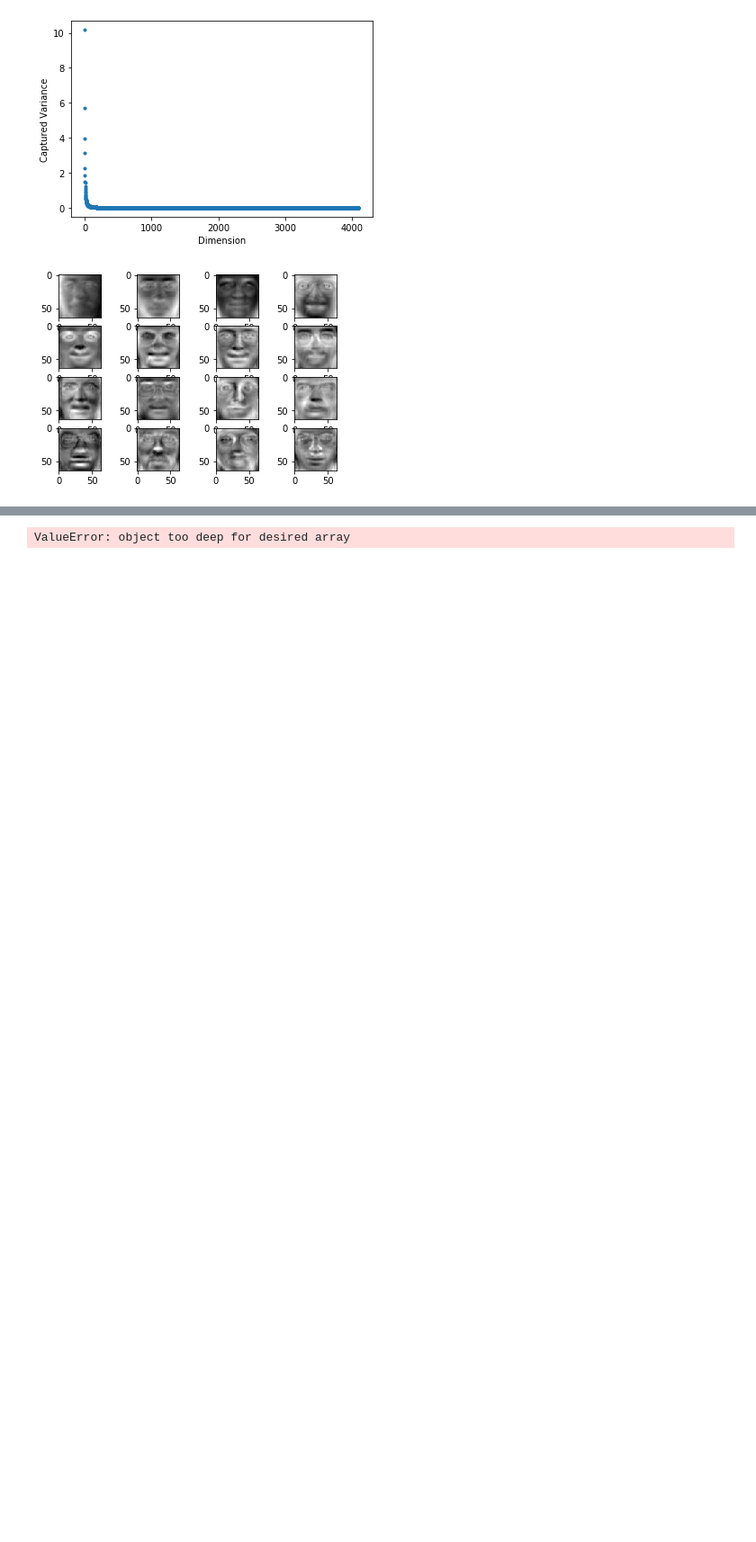
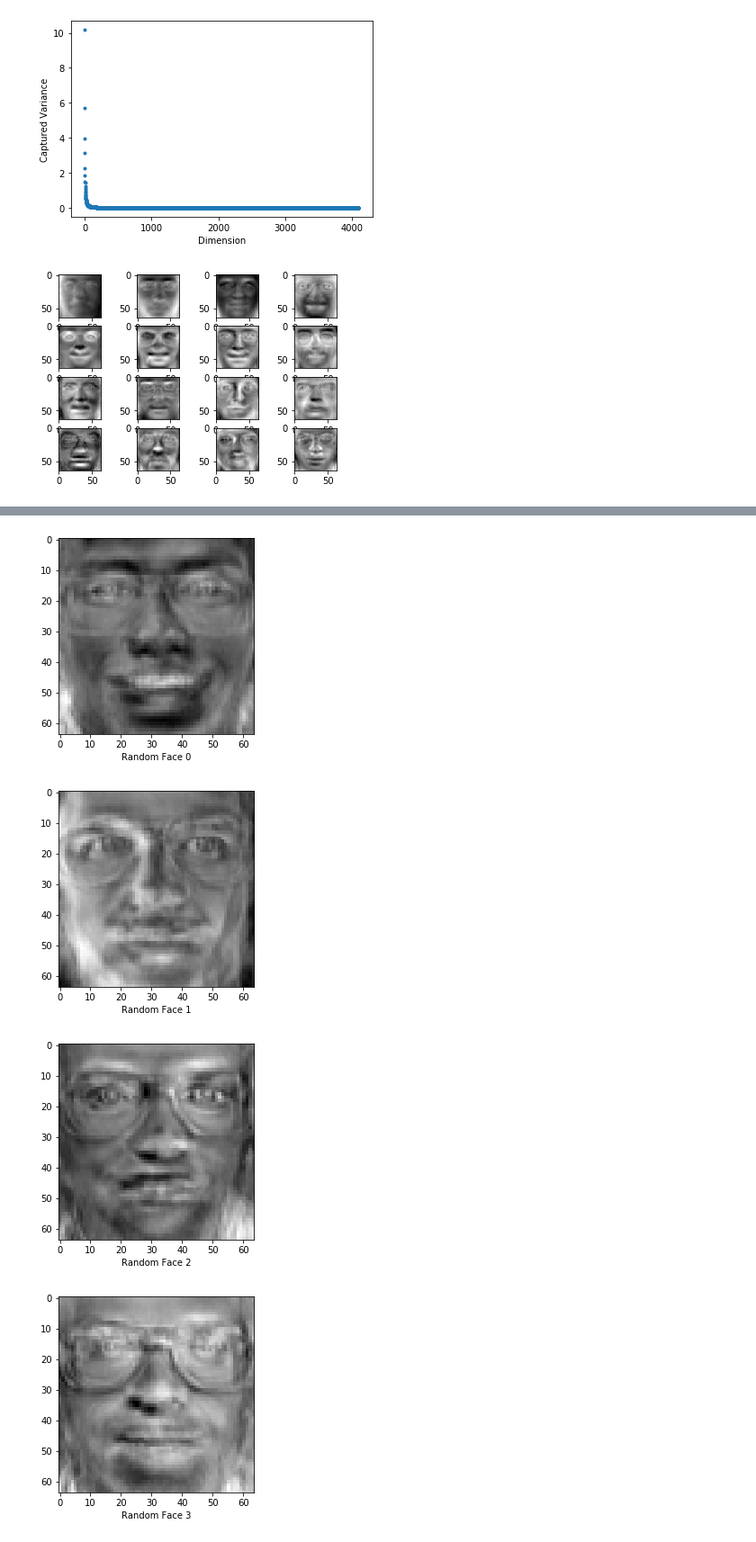
Before and after one commit to georgia-max/ml19-hw4, a Jupyter notebook: eigen_and_gmm_faces.ipynb, the cells around one changed output, grey strips where cells are left out. Shown at 90% size. Saved outputs shown, nothing was run; the diff lists cells and outputs as text; code cells hidden in the pictures; blank space fills up the shorter version.

```diff
--- a/eigen_and_gmm_faces.ipynb
+++ b/eigen_and_gmm_faces.ipynb
@@ -132,12 +122,15 @@ num_clusters is 8
 # %%
 # sample faces from GMM
 
 for i in range(10):
-    k = np.random.choice(np.arange(num_clusters), p=probs)
+    k = np.random.choice(np.arange(num_clusters), p=probs.flatten())
     x = sample_gaussian(means[:, k], sigmas[k], 1)
     face = vectors[:, :d].dot(x)
     plt.imshow(face.reshape((64, 64)).T, cmap='gray')
     plt.xlabel('Random Face %d' % i)
     plt.show()
 # %% [output]
-ValueError: object too deep for desired array
+[figure, added]
+[figure, added]
+[figure, added]
+[figure, added]
```
Also changed, not shown: parts of 4 cells of this notebook, 2 other files.
